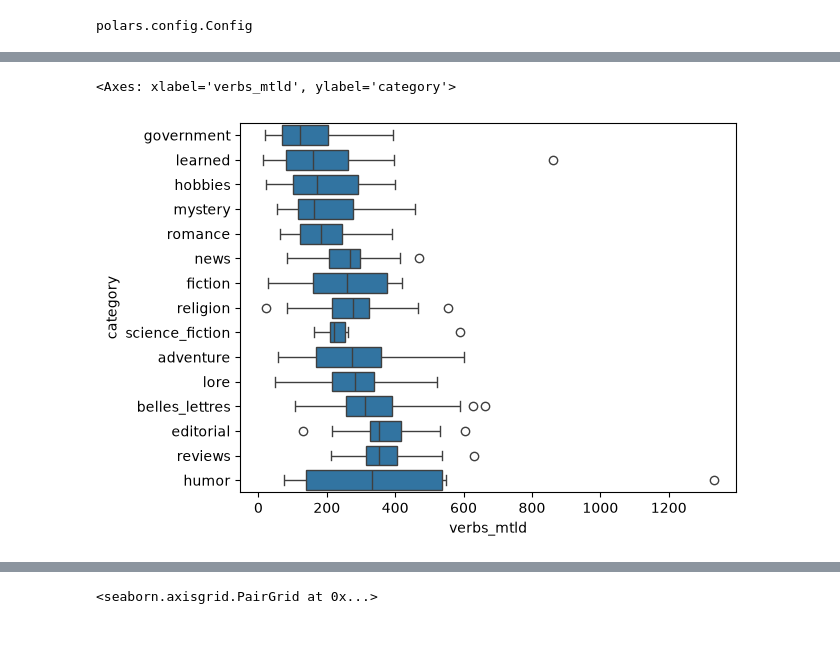
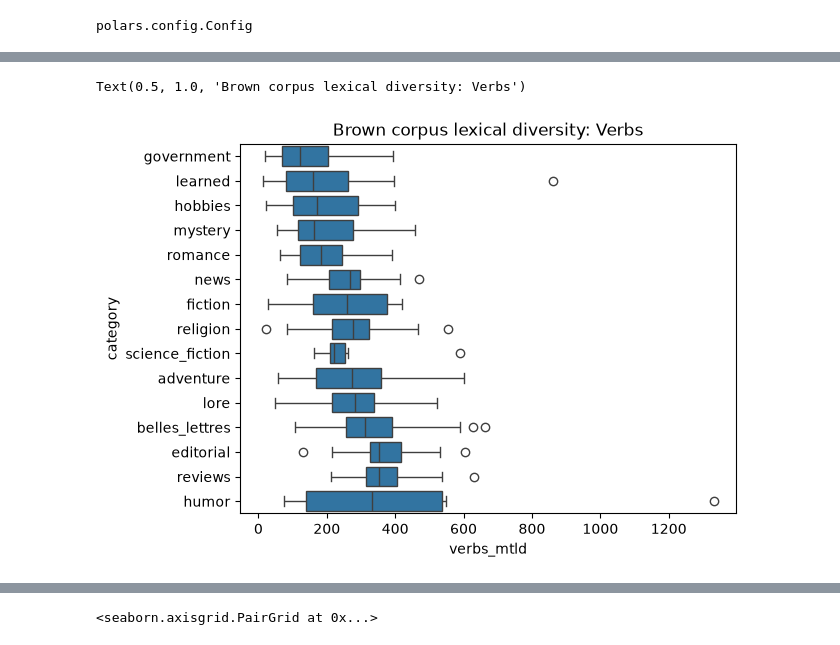
Before and after one commit to rmalouf/polars_corpus, a Jupyter notebook: docs/notebooks/vocabulary.ipynb, the cells around one changed output, grey strips where cells are left out. Saved outputs shown, nothing was run; the diff lists cells and outputs as text; code cells hidden in the pictures.

```diff
--- a/docs/notebooks/vocabulary.ipynb
+++ b/docs/notebooks/vocabulary.ipynb
@@ -80,13 +148,14 @@ sns.boxplot(nouns, x="nouns_mtld", y="category")
 # %%
 verbs = (
     brown.filter(pl.col("tag").str.contains("^V.*"))
     .group_by("file_id")
     .agg(pl.col("category").first(), plc.mtld("token").alias("verbs_mtld"))
     .with_columns(m=pl.col("verbs_mtld").mean().over("category"))
     .sort(by="m")
 )
 
 sns.boxplot(verbs, x="verbs_mtld", y="category")
+plt.title("Brown corpus lexical diversity: Verbs")
 # %% [output]
-<Axes: xlabel='verbs_mtld', ylabel='category'>
+Text(0.5, 1.0, 'Brown corpus lexical diversity: Verbs')
-[figure, old version]
+[figure, new version]
```
Also changed, not shown: parts of 33 cells of this notebook.
